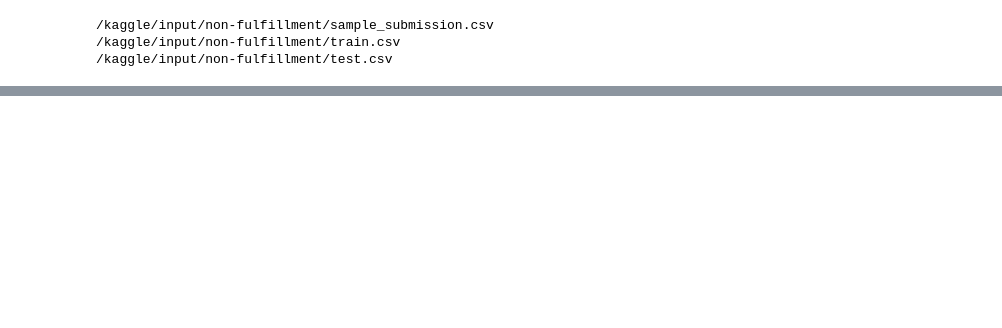
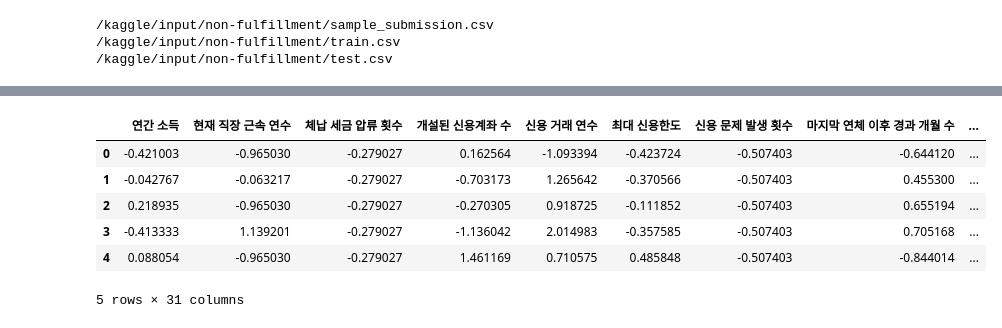
Before and after one commit to castberry10/ds, a Jupyter notebook: non-fulfillment-dacon.ipynb, the cells around one changed output, grey strips where cells are left out. Cells and saved outputs as stored; diff of their text form; code cells hidden in the pictures; blank space fills up the shorter version.

```diff
--- a/non-fulfillment-dacon.ipynb
+++ b/non-fulfillment-dacon.ipynb
@@ -245,0 +138,10 @@ TabularPredictor saved. To load, use: predictor = TabularPredictor.load("/kaggle
+# %%
+test_data.head()
+# %% [output]
+|  | 연간 소득 | 현재 직장 근속 연수 | 체납 세금 압류 횟수 | 개설된 신용계좌 수 | 신용 거래 연수 | 최대 신용한도 | 신용 문제 발생 횟수 | 마지막 연체 이후 경과 개월 수 | ... |
+| 0 | -0.421003 | -0.965030 | -0.279027 | 0.162564 | -1.093394 | -0.423724 | -0.507403 | -0.644120 | ... |
+| 1 | -0.042767 | -0.063217 | -0.279027 | -0.703173 | 1.265642 | -0.370566 | -0.507403 | 0.455300 | ... |
+| 2 | 0.218935 | -0.965030 | -0.279027 | -0.270305 | 0.918725 | -0.111852 | -0.507403 | 0.655194 | ... |
+| 3 | -0.413333 | 1.139201 | -0.279027 | -1.136042 | 2.014983 | -0.357585 | -0.507403 | 0.705168 | ... |
+| 4 | 0.088054 | -0.965030 | -0.279027 | 1.461169 | 0.710575 | 0.485848 | -0.507403 | -0.844014 | ... |
+5 rows × 31 columns
```
Also changed, not shown: parts of 16 cells of this notebook.
